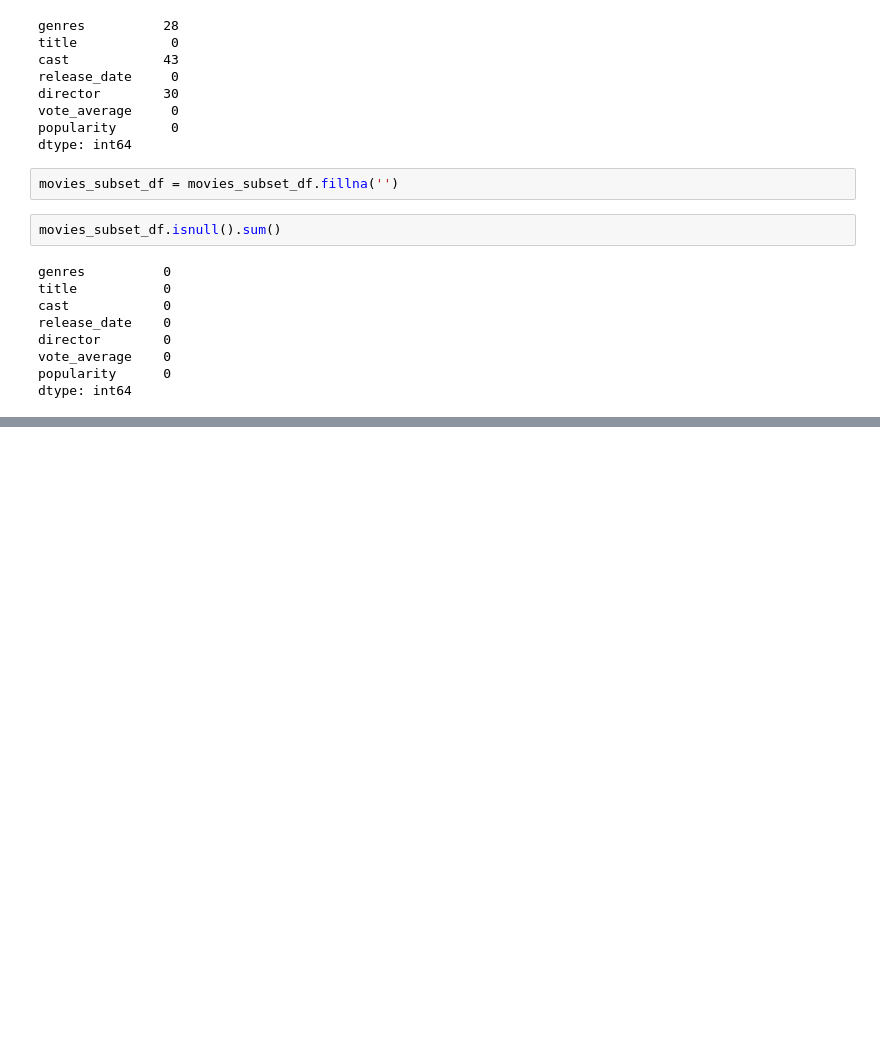
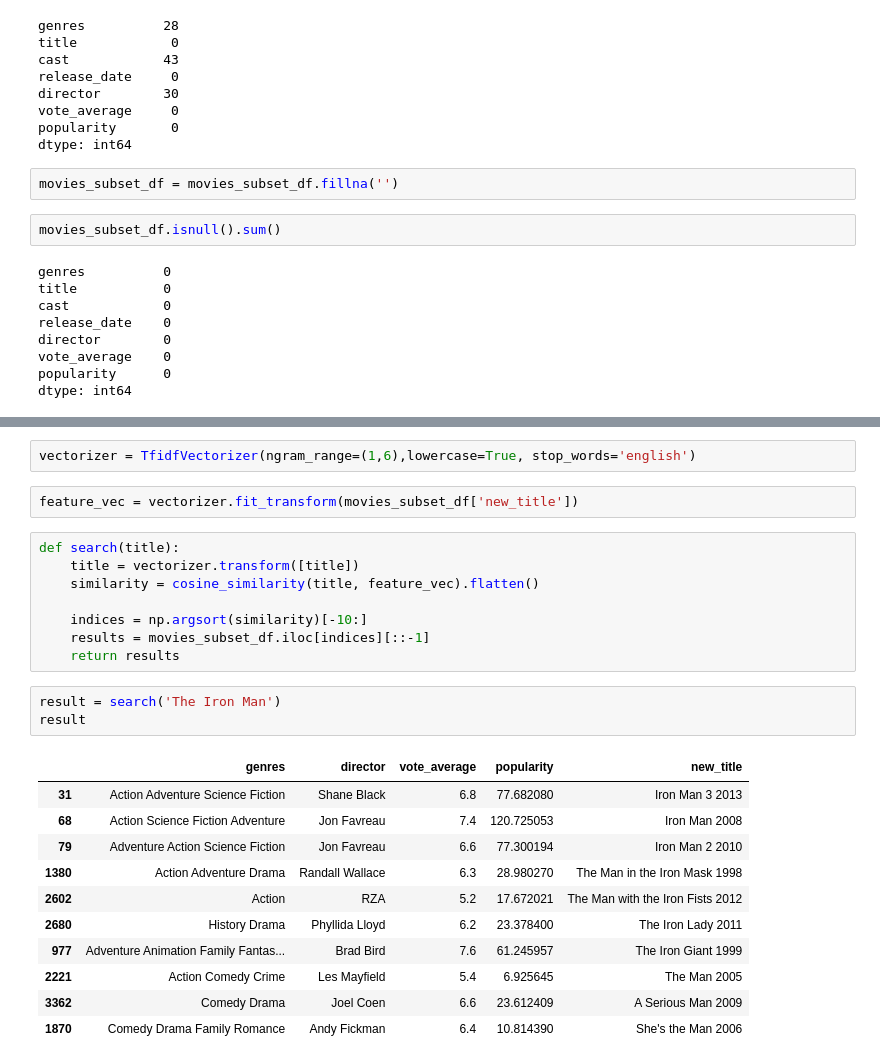
Before and after one commit to Aifedayo/Recommendation-System-Model, a Jupyter notebook: src/notebook/movie_recom_genre.ipynb, the cells around one changed output, grey strips where cells are left out. Cells and saved outputs as stored; diff of their text form; blank space fills up the shorter version.

```diff
--- a/src/notebook/movie_recom_genre.ipynb
+++ b/src/notebook/movie_recom_genre.ipynb
@@ -158 +158,28 @@ movies_subset_df
 4803 rows × 5 columns
+# %%
+vectorizer = TfidfVectorizer(ngram_range=(1,6),lowercase=True, stop_words='english')
+# %%
+feature_vec = vectorizer.fit_transform(movies_subset_df['new_title'])
+# %%
+def search(title):
+    title = vectorizer.transform([title])
+    similarity = cosine_similarity(title, feature_vec).flatten()
+
+    indices = np.argsort(similarity)[-10:]
+    results = movies_subset_df.iloc[indices][::-1]
+    return results
+# %%
+result = search('The Iron Man')
+result
+# %% [output]
+|  | genres | director | vote_average | popularity | new_title |
+| 31 | Action Adventure Science Fiction | Shane Black | 6.8 | 77.682080 | Iron Man 3 2013 |
+| 68 | Action Science Fiction Adventure | Jon Favreau | 7.4 | 120.725053 | Iron Man 2008 |
+| 79 | Adventure Action Science Fiction | Jon Favreau | 6.6 | 77.300194 | Iron Man 2 2010 |
+| 1380 | Action Adventure Drama | Randall Wallace | 6.3 | 28.980270 | The Man in the Iron Mask 1998 |
+| 2602 | Action | RZA | 5.2 | 17.672021 | The Man with the Iron Fists 2012 |
+| 2680 | History Drama | Phyllida Lloyd | 6.2 | 23.378400 | The Iron Lady 2011 |
+| 977 | Adventure Animation Family Fantas... | Brad Bird | 7.6 | 61.245957 | The Iron Giant 1999 |
+| 2221 | Action Comedy Crime | Les Mayfield | 5.4 | 6.925645 | The Man 2005 |
+| 3362 | Comedy Drama | Joel Coen | 6.6 | 23.612409 | A Serious Man 2009 |
+| 1870 | Comedy Drama Family Romance | Andy Fickman | 6.4 | 10.814390 | She's the Man 2006 |
```
Also changed, not shown: parts of 14 cells of this notebook, 1 other file.
